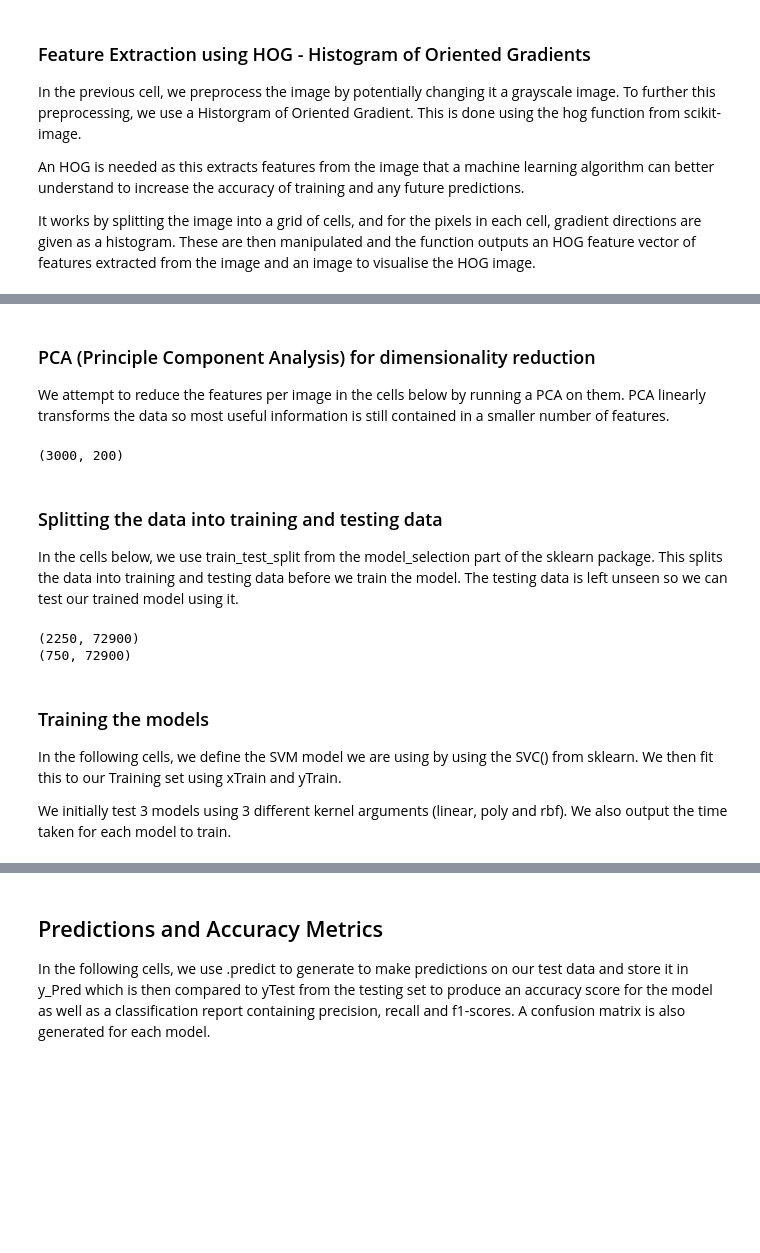
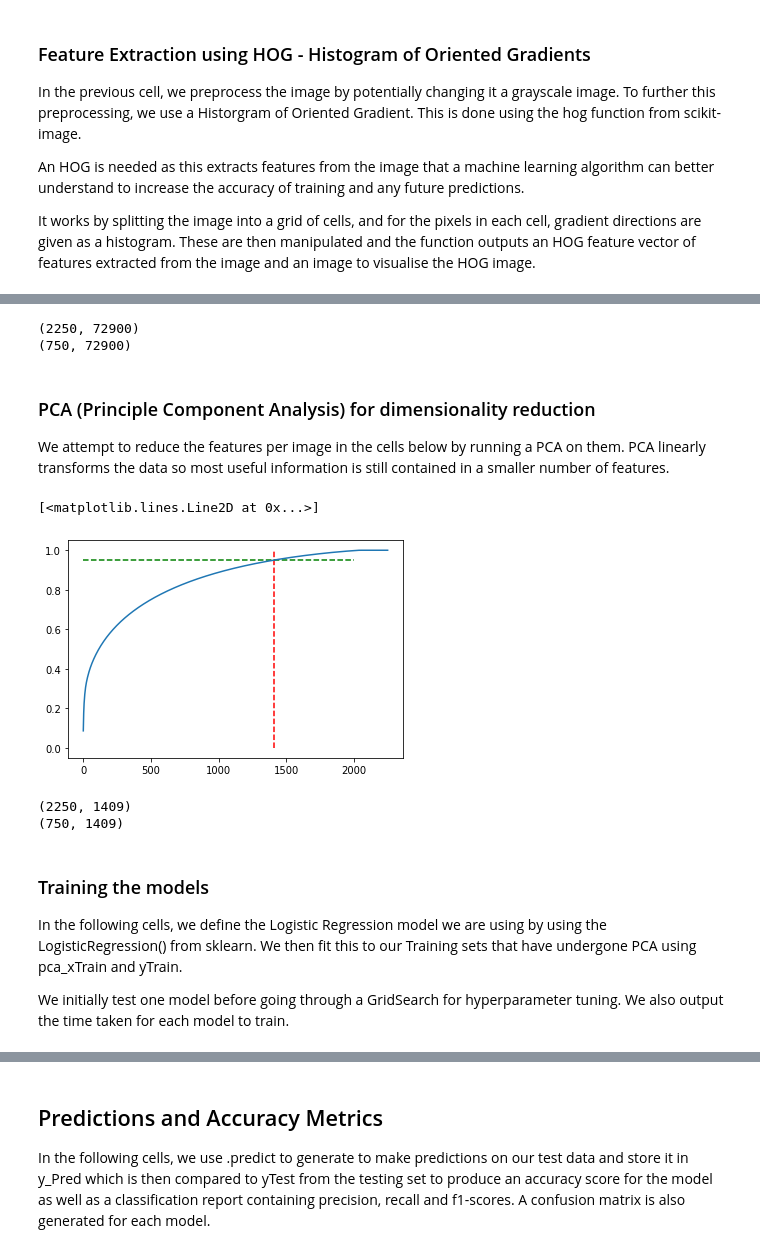
Before and after one commit to yousef-m11/AMLS_21-22_SN18014580, a Jupyter notebook: Task A using Logistic Regression.ipynb, the cells around one changed output, grey strips where cells are left out. Saved outputs shown, nothing was run; the diff lists cells and outputs as text; code cells hidden in the pictures; blank space fills up the shorter version.

```diff
--- a/Task A using Logistic Regression.ipynb
+++ b/Task A using Logistic Regression.ipynb
@@ -209,18 +222,18 @@ An HOG is needed as this extracts features from the image that a machine learnin
 
 It works by splitting the image into a grid of cells, and for the pixels in each cell, gradient directions are given as a histogram. These are then manipulated and the function outputs an HOG feature vector of features extracted from the image and an image to visualise the HOG image.
 # %%
-features_hog = [] #List to store the HOG feature vectors for each image
-images_hog = [] #List to store the HOG image for each image
+features_hog_train = [] #List to store the HOG feature vectors for each image
+images_hog_train = [] #List to store the HOG image for each image
 
-start_hog = datetime.now()
+start_hog_train = datetime.now()
 
 #Looping through all the images and performing hog() on them
-for index in range(len(images)):
-    hog_feature, hog_image = hog(images[index], visualize = True, block_norm = 'L2-Hys', pixels_per_cell=(16,16))
-    features_hog.append(hog_feature) #Appending feature vector to a list storing them all
-    images_hog.append(hog_image) #Appending HOG visualisation image to a list storing them all
+for index in range(len(xTrain)):
+    hog_feature, hog_image = hog(xTrain[index], visualize = True, block_norm = 'L2-Hys', pixels_per_cell=(16,16))
+    features_hog_train.append(hog_feature) #Appending feature vector to a list storing them all
+    images_hog_train.append(hog_image) #Appending HOG visualisation image to a list storing them all
 
-end_hog = datetime.now()
-time_hog = end_hog - start_hog
-print('The time elapsed to complete the hog function is', time_hog)
+end_hog_train = datetime.now()
+time_hog_train = end_hog_train - start_hog_train
+print('The time elapsed to complete the hog function on the training set is', time_hog_train)
 # %% [output]
@@ -252,3 +307,12 @@ print(feature_matrix.shape) #Printing the shape of the feature matrix to visuall
+# %%
+xTrain = feature_matrix_training
+xTest = feature_matrix_testing
+
+print(xTrain.shape)
+print(xTest.shape)
+# %% [output]
+(2250, 72900)
+(750, 72900)
 # %% [markdown]
 ### PCA (Principle Component Analysis) for dimensionality reduction
 
@@ -262,27 +320,26 @@ tumours_pca_features = pca.fit_transform(scaled)
-# %%
-print(tumours_pca_features.shape) #Printing out to ensure features have been reduced and to check how much they have been reduced to
-# %% [output]
-(3000, 200)
-# %% [markdown]
-### Splitting the data into training and testing data
-
-In the cells below, we use train_test_split from the model_selection part of the sklearn package. This splits the data into training and testing data before we train the model. The testing data is left unseen so we can test our trained model using it.
-# %%
-X = feature_matrix #Set X to contain the feature matrix of the images (??)
-#X = tumours_pca_features
-#X = np.array(images)
-Y = tumour_labels['numeric label'] #Set Y to contain the corresponding numeric labels of each image
-
-xTrain, xTest, yTrain, yTest = train_test_split(X,Y, random_state = 0) #Set random_state to 0 for reproducibility
-
-print(xTrain.shape) #Printing the shape of xTrain to veryify data was split correctly and that xTrain is 2-dimensional as required for the learning model used (SVM)
-print(xTest.shape) #Printing the shape of xTest to verify  data was split correctly and that xTest is 2-dimensional as required for the learning model used (SVM)
-# %% [output]
-(2250, 72900)
-(750, 72900)
+# %%
+pca = PCA(random_state=0)
+pca.fit(xTrain)
+explained_variance = np.cumsum(pca.explained_variance_ratio_)
+plt.vlines(x=1409, ymax=1, ymin=0, colors="r", linestyles="--")
+plt.hlines(y=0.95, xmax=2000, xmin=0, colors="g", linestyles="--")
+plt.plot(explained_variance)
+# %% [output]
+[<matplotlib.lines.Line2D at 0x...>]
+[figure, added]
+# %%
+pca_final = PCA(0.95, random_state = 0)
+pca_xTrain = pca_final.fit_transform(xTrain)
+pca_xTest = pca_final.transform(xTest)
+
+print(pca_xTrain.shape)
+print(pca_xTest.shape)
+# %% [output]
+(2250, 1409)
+(750, 1409)
 # %% [markdown]
 ### Training the models
 
-In the following cells, we define the SVM model we are using by using the SVC() from sklearn. We then fit this to our Training set using xTrain and yTrain.
+In the following cells, we define the Logistic Regression model we are using by using the LogisticRegression() from sklearn. We then fit this to our Training sets that have undergone PCA using pca_xTrain and yTrain.
 
-We initially test 3 models using 3 different kernel arguments (linear, poly and rbf). We also output the time taken for each model to train.
+We initially test one model before going through a GridSearch for hyperparameter tuning. We also output the time taken for each model to train.
```
Also changed, not shown: parts of 52 cells of this notebook.
